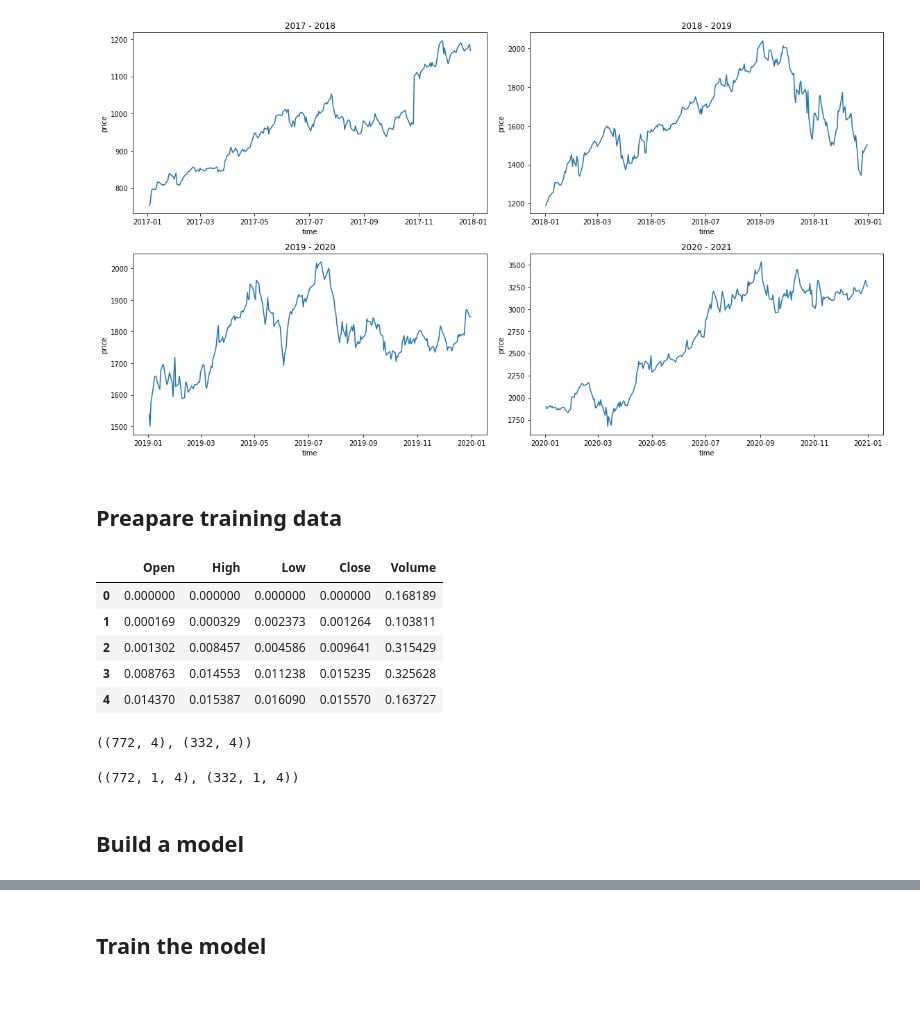
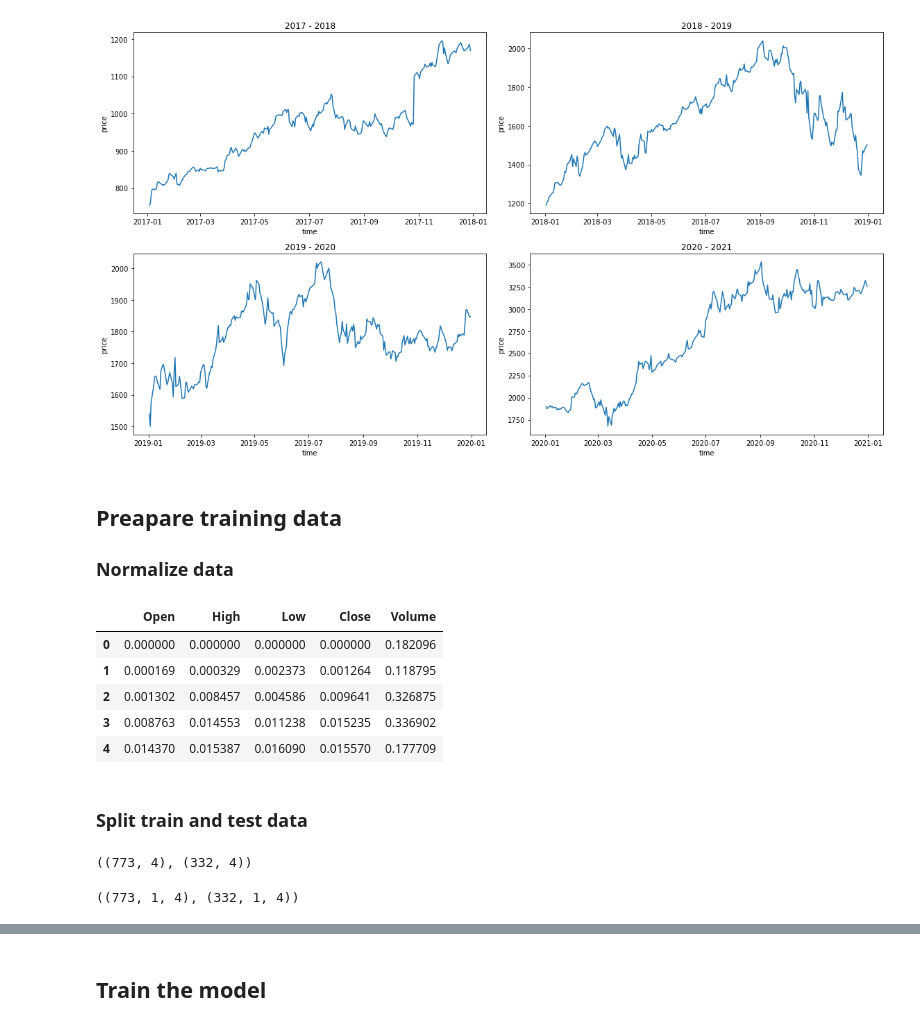
Before and after one commit to jjk-dev/time-series-analysis, a Jupyter notebook: stock-prediction.ipynb, the cells around one changed output, grey strips where cells are left out. Saved outputs shown, nothing was run; the diff lists cells and outputs as text; code cells hidden in the pictures; blank space fills up the shorter version.

```diff
--- a/stock-prediction.ipynb
+++ b/stock-prediction.ipynb
@@ -107,42 +116,41 @@ plt.show()
 [figure]
 # %% [markdown]
 ## Preapare training data
+### Normalize data
 # %%
 from sklearn.preprocessing import MinMaxScaler
-import pandas as pd
-import numpy as np
 
 scaler = MinMaxScaler()
 
 scale_cols = ['Open', 'High', 'Low', 'Close', 'Volume']
-scaled = scaler.fit_transform(stock[scale_cols])
-df = pd.DataFrame(scaled, columns=scale_cols)
+scaled_data = scaler.fit_transform(stock[scale_cols])
+df = pd.DataFrame(scaled_data, columns = scale_cols)
 df.head()
 # %% [output]
 |  | Open | High | Low | Close | Volume |
-| 0 | 0.000000 | 0.000000 | 0.000000 | 0.000000 | 0.168189 |
-| 1 | 0.000169 | 0.000329 | 0.002373 | 0.001264 | 0.103811 |
-| 2 | 0.001302 | 0.008457 | 0.004586 | 0.009641 | 0.315429 |
-| 3 | 0.008763 | 0.014553 | 0.011238 | 0.015235 | 0.325628 |
-| 4 | 0.014370 | 0.015387 | 0.016090 | 0.015570 | 0.163727 |
+| 0 | 0.000000 | 0.000000 | 0.000000 | 0.000000 | 0.182096 |
+| 1 | 0.000169 | 0.000329 | 0.002373 | 0.001264 | 0.118795 |
+| 2 | 0.001302 | 0.008457 | 0.004586 | 0.009641 | 0.326875 |
+| 3 | 0.008763 | 0.014553 | 0.011238 | 0.015235 | 0.336902 |
+| 4 | 0.014370 | 0.015387 | 0.016090 | 0.015570 | 0.177709 |
+# %% [markdown]
+### Split train and test data
 # %%
 from sklearn.model_selection import train_test_split
 
-x_train, x_test, y_train, y_test = train_test_split(df.drop('Close', 1), df['Close'], test_size=0.3, random_state=0, shuffle=False)
+x_train, x_test, y_train, y_test = train_test_split(df.drop('Close', 1), df['Close'], test_size = 0.3, random_state = 0, shuffle=False)
 x_train.shape, x_test.shape
 # %% [output]
-((772, 4), (332, 4))
+((773, 4), (332, 4))
 # %%
 input_size = x_train.shape[1]
 
 x_train = np.array(x_train)
 x_test = np.array(x_test)
+
+x_train = x_train.reshape(x_train.shape[0], 1, input_size)
+x_test = x_test.reshape(x_test.shape[0], 1, input_size)
+
+x_train.shape, x_test.shape
+# %% [output]
+((773, 1, 4), (332, 1, 4))
-# %%
-x_train = x_train.reshape(x_train.shape[0], 1, input_size)
-x_test = x_test.reshape(x_test.shape[0], 1, input_size)
-
-x_train.shape, x_test.shape
-# %% [output]
-((772, 1, 4), (332, 1, 4))
-# %% [markdown]
-## Build a model
```
Also changed, not shown: parts of 17 cells of this notebook, 1 other file.
